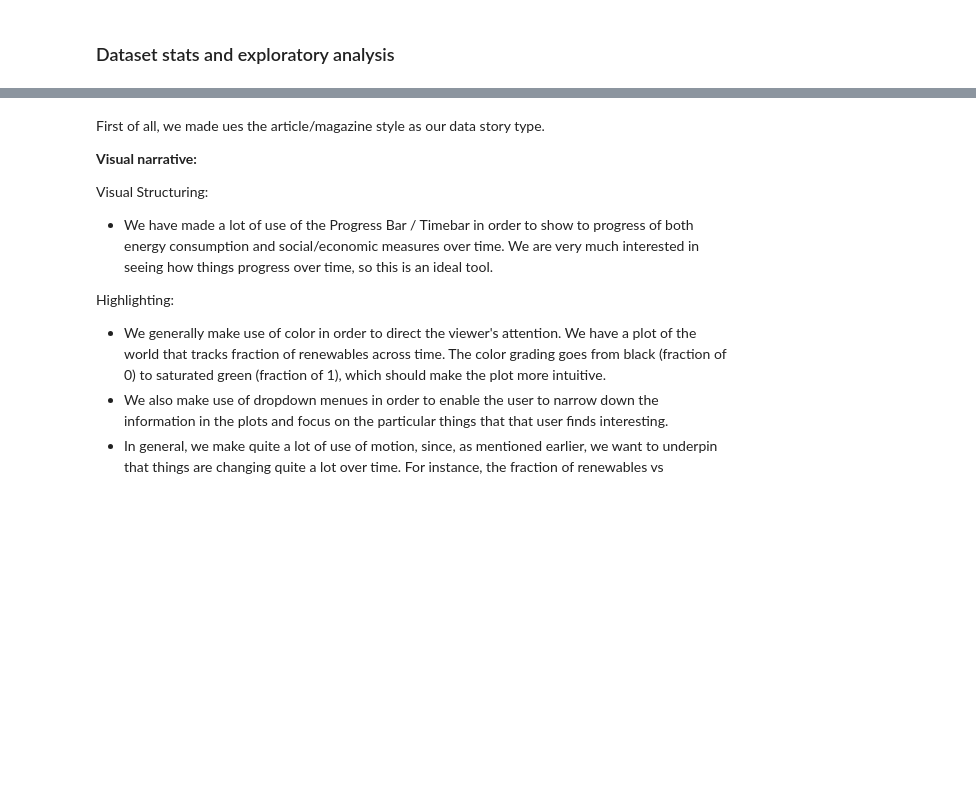
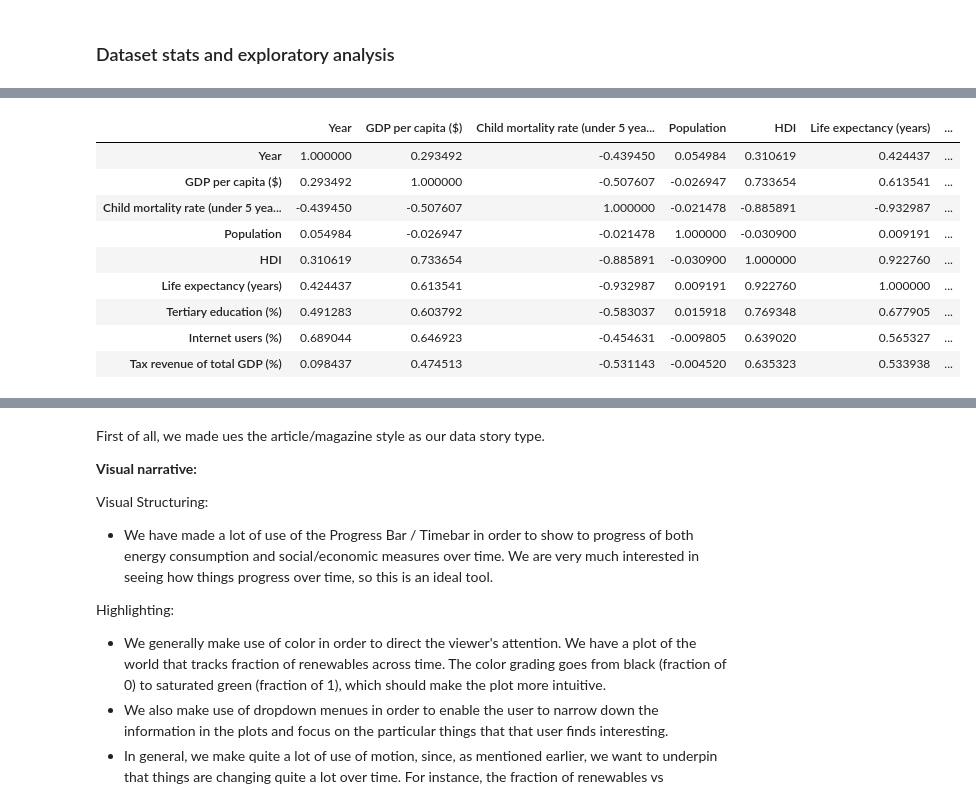
Before and after one commit to Moesen/SocialDataFinalProject, a Jupyter notebook: notebooks/final_notebook.ipynb, the cells around one changed output, grey strips where cells are left out. Saved outputs shown, nothing was run; the diff lists cells and outputs as text; code cells hidden in the pictures; blank space fills up the shorter version.

```diff
--- a/notebooks/final_notebook.ipynb
+++ b/notebooks/final_notebook.ipynb
@@ -593,0 +610,17 @@ Splitting data into countries and areas
+# %%
+# We see below that multiple of the features has a
+# very high correlation coefficient (around 0.9, -0.9),
+# and some pretty high (around 0.7, -0.7), which in all
+# indicates multicollinearity.
+social_data.corr()
+# %% [output]
+|  | Year | GDP per capita ($) | Child mortality rate (under 5 yea... | Population | HDI | Life expectancy (years) | ... |
+| Year | 1.000000 | 0.293492 | -0.439450 | 0.054984 | 0.310619 | 0.424437 | ... |
+| GDP per capita ($) | 0.293492 | 1.000000 | -0.507607 | -0.026947 | 0.733654 | 0.613541 | ... |
+| Child mortality rate (under 5 yea... | -0.439450 | -0.507607 | 1.000000 | -0.021478 | -0.885891 | -0.932987 | ... |
+| Population | 0.054984 | -0.026947 | -0.021478 | 1.000000 | -0.030900 | 0.009191 | ... |
+| HDI | 0.310619 | 0.733654 | -0.885891 | -0.030900 | 1.000000 | 0.922760 | ... |
+| Life expectancy (years) | 0.424437 | 0.613541 | -0.932987 | 0.009191 | 0.922760 | 1.000000 | ... |
+| Tertiary education (%) | 0.491283 | 0.603792 | -0.583037 | 0.015918 | 0.769348 | 0.677905 | ... |
+| Internet users (%) | 0.689044 | 0.646923 | -0.454631 | -0.009805 | 0.639020 | 0.565327 | ... |
+| Tax revenue of total GDP (%) | 0.098437 | 0.474513 | -0.531143 | -0.004520 | 0.635323 | 0.533938 | ... |
```
Also changed, not shown: parts of 29 cells of this notebook.
